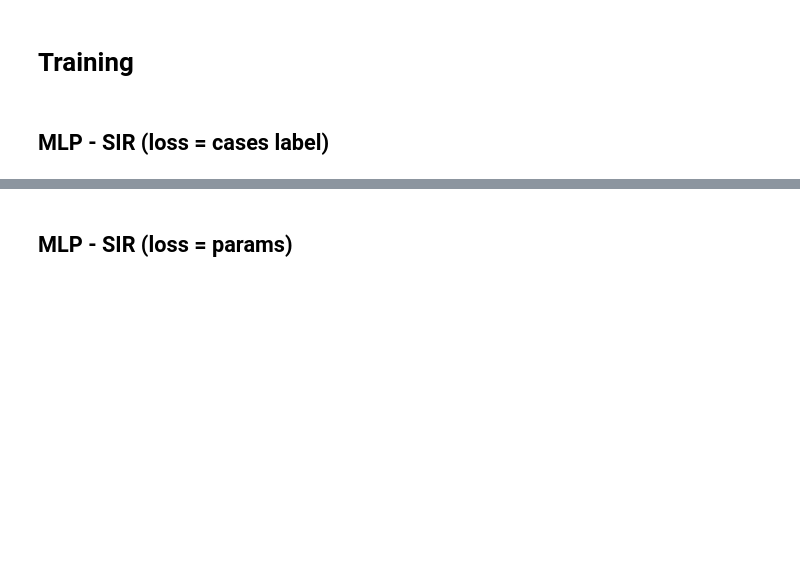
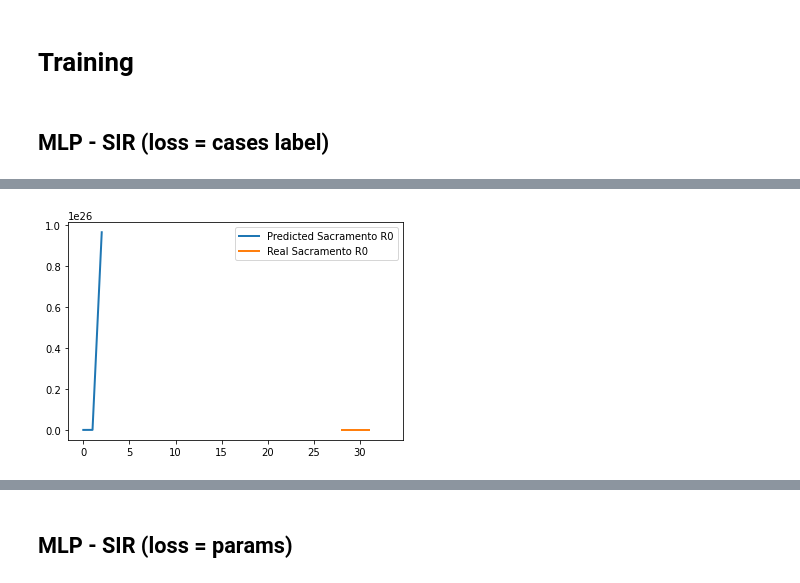
Before and after one commit to yiguanz/epidemic, a Jupyter notebook: covid19-severity-prediction/R0.ipynb, the cells around one changed output, grey strips where cells are left out. Saved outputs shown, nothing was run; the diff lists cells and outputs as text; code cells hidden in the pictures; blank space fills up the shorter version.

```diff
--- a/covid19-severity-prediction/R0.ipynb
+++ b/covid19-severity-prediction/R0.ipynb
@@ -438,0 +486,10 @@ KeyboardInterrupt:
+# %%
+x = range(len(R0_Sacramento))
+y1 = R0_Sacramento
+y2 = train_R0_Sacramento
+plt.plot(x, y1, ls="-", lw=2, label="Predicted Sacramento R0")
+plt.plot(x, y2, ls="-", lw=2, label="Real Sacramento R0")
+plt.legend()
+plt.show()
+# %% [output]
+[figure, added]
```
Also changed, not shown: parts of 5 cells of this notebook.
